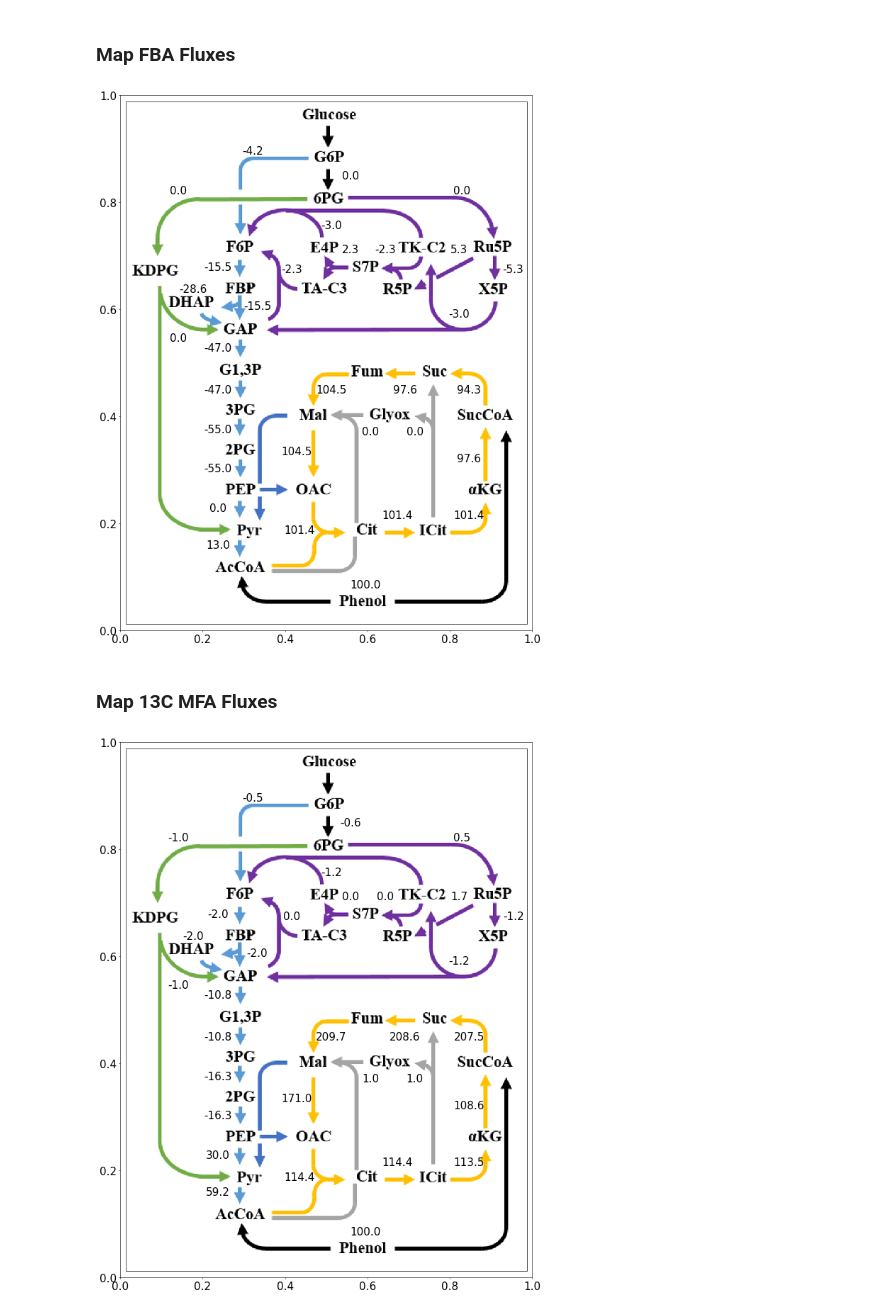
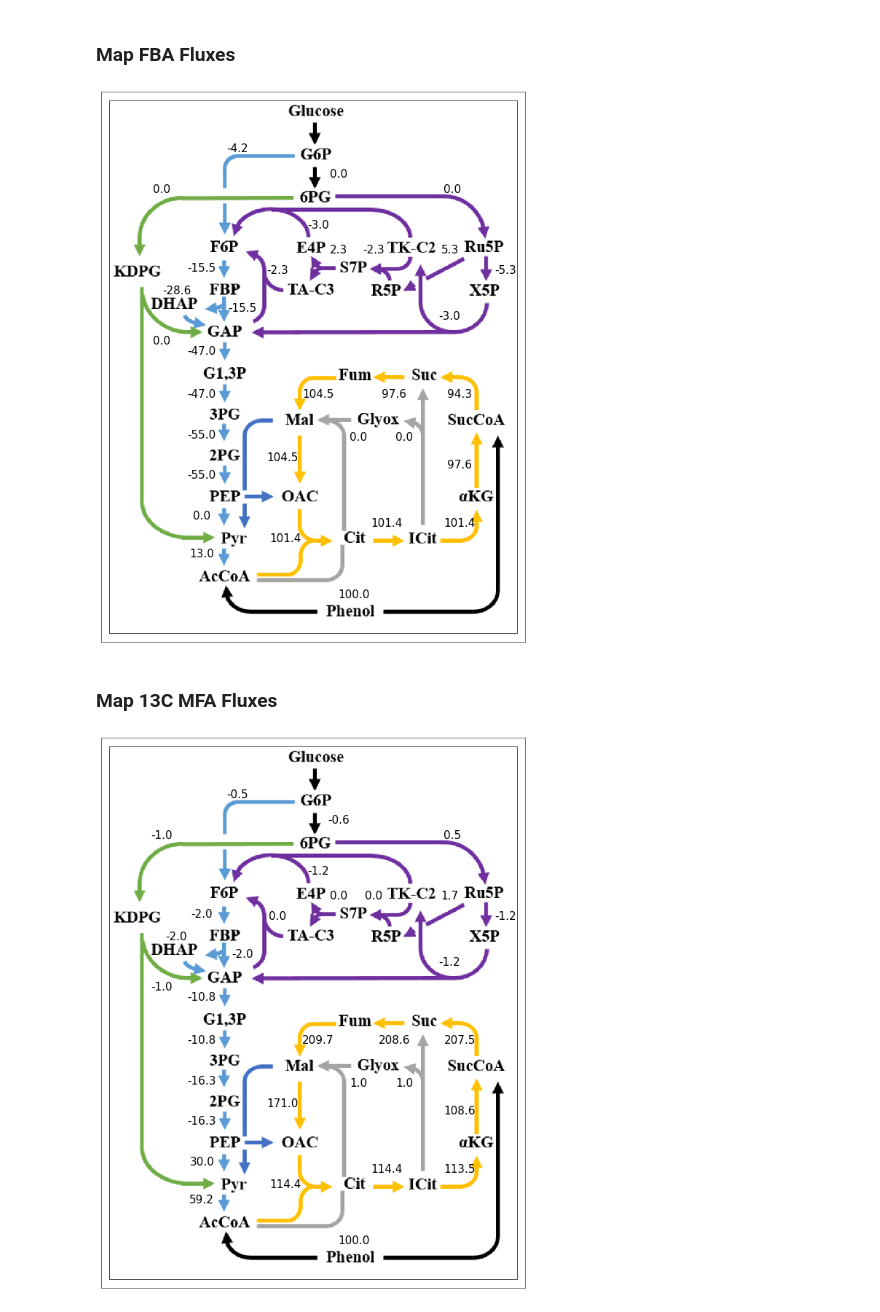
Before and after one commit to LBLQMM/RhodococcusGSM, a Jupyter notebook: Biodesign_gr/notebooks/I_EFLUX2-SPOT_Henson.ipynb, the cells around one changed output. Saved outputs shown, nothing was run; the diff lists cells and outputs as text; code cells hidden in the pictures.

```diff
--- a/Biodesign_gr/notebooks/I_EFLUX2-SPOT_Henson.ipynb
+++ b/Biodesign_gr/notebooks/I_EFLUX2-SPOT_Henson.ipynb
@@ -523,7 +484,7 @@ def map_flux_results(data_df, flux_column):
             location_list = location.split(',')
             location_tuple = tuple((int(location_list[0]), int(location_list[1])))
 
-            offsetbox = TextArea(f'{row[flux_column]:.1f}')
+            offsetbox = TextArea(f'{row[flux_column]:.1f}',textprops=dict(fontsize=22))
             ab = AnnotationBbox(offsetbox, xy,
                                 xybox=location_tuple,
                                 xycoords='data',
@@ -534,9 +495,10 @@ def map_flux_results(data_df, flux_column):
     # Fix the display limits to see everything
     ax.set_xlim(0, 1)
     ax.set_ylim(0, 1)
+    ax.set_xticks([])
+    ax.set_yticks([])
 
     plt.show()
 # %%
-matplotlib.rcParams.update({'font.size': 22})
 map_flux_results(obspred_fluxes, 'EFLUX2 Value')
 # %% [output]
@@ -948,6 +768,5 @@ scatterplotcomp_obs_vs_pred_withstd(obspred_fluxesnew, substrate='phenol', metho
 # %% [markdown]
 ### Map phenol SPOT fluxes
 # %%
-matplotlib.rcParams.update({'font.size': 22})
 map_flux_results(obspred_fluxes, 'SPOT Value')
 # %% [output]
@@ -1085,14 +904,12 @@ plt.show()
 # %% [markdown]
 ### Map FBA Fluxes
 # %%
-matplotlib.rcParams.update({'font.size': 22})
 map_flux_results(obspred_fluxes, 'FBA Value')
 # %% [output]
-[figure, old version]
+[figure, new version]
 # %% [markdown]
 ### Map 13C MFA Fluxes
 # %%
-matplotlib.rcParams.update({'font.size': 22})
 map_flux_results(obspred_fluxes, 'Flux')
 # %% [output]
-[figure, old version]
+[figure, new version]
```
Also changed, not shown: parts of 24 cells of this notebook.
